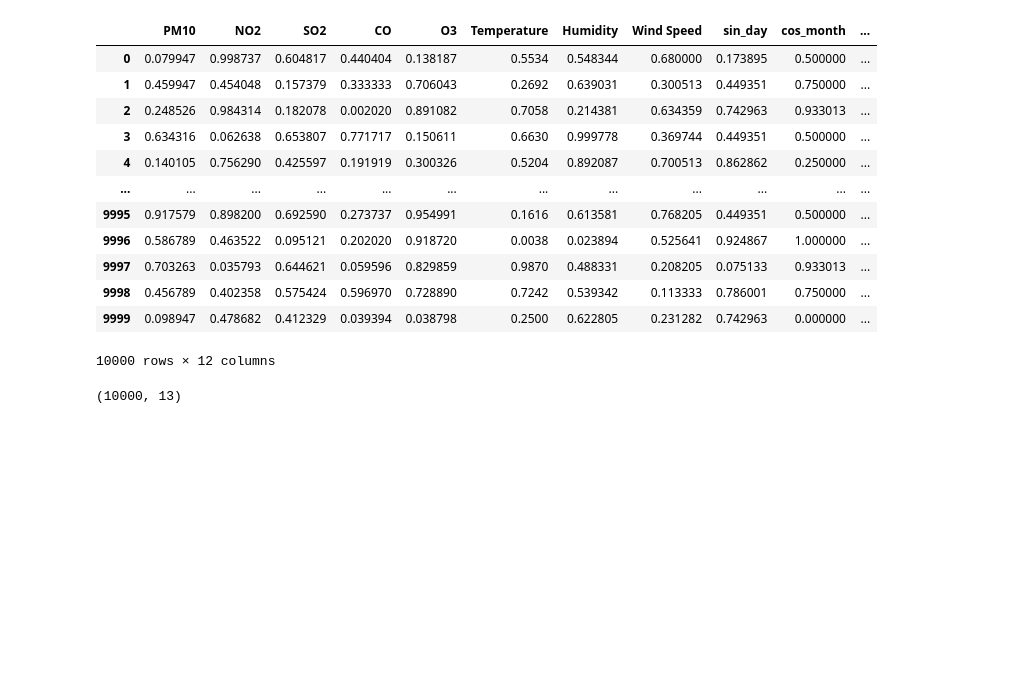
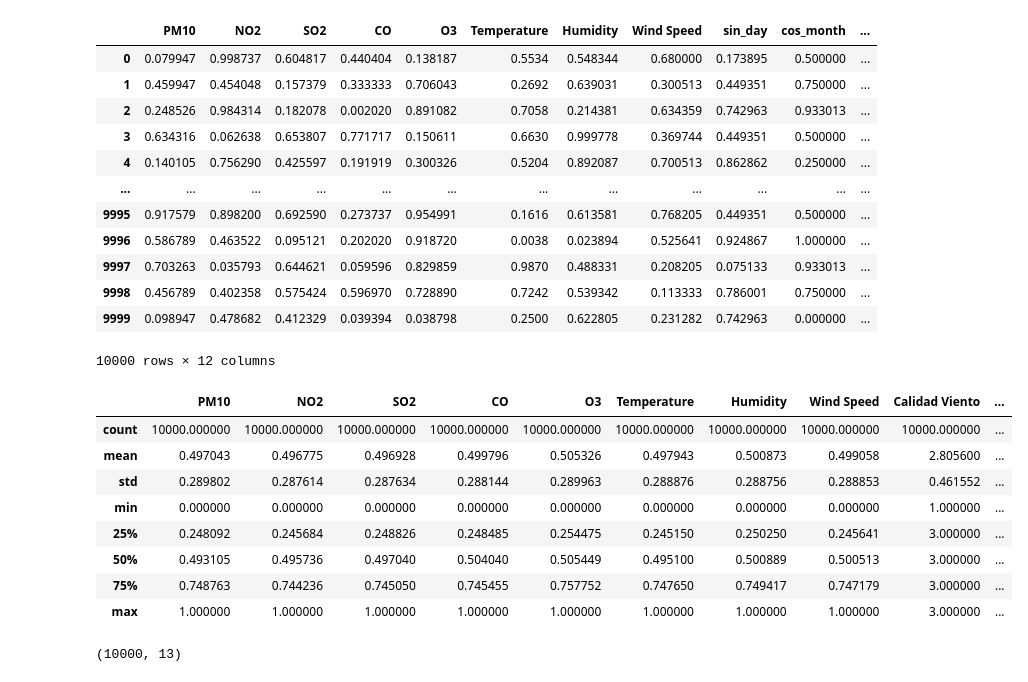
Before and after one commit to AndresQui20/ProyectoCalidadAire, a Jupyter notebook: cuadernoCalidadAire.ipynb, the cells around one changed output. Cells and saved outputs as stored; diff of their text form; code cells hidden in the pictures; blank space fills up the shorter version.

```diff
--- a/cuadernoCalidadAire.ipynb
+++ b/cuadernoCalidadAire.ipynb
@@ -205,11 +205,3 @@ df.head()
 | 2 | 57.22 | 98.51 | 9.92 | 0.12 | 179.31 | 25.29 | 29.30 | 12.87 | Dañino | ... |
 | 3 | 130.52 | 10.96 | 33.03 | 7.74 | 38.65 | 23.15 | 99.97 | 7.71 | No Saludable | ... |
 | 4 | 36.62 | 76.85 | 21.85 | 2.00 | 67.09 | 16.02 | 90.28 | 14.16 | Regular | ... |
-# %%
-#crear una nueva columna de Calidad Viento usar mapeo directo a valores numericos y guardarlo en unn diccionario con joblib
-calidadViento={"Bueno": 1,"Regular": 2,"Muy dañino": 3}
-df["Calidad Viento"] = df["Calidad Viento"].map(calidadViento)
-
-joblib.dump(calidadViento, "CalidadViento.joblib")
-data=joblib.load("CalidadViento.joblib")
-data
@@ -342,8 +351,8 @@ from sklearn.preprocessing import MinMaxScaler
 
 # Normalizar las características
 scaler = MinMaxScaler()
-df[['PM10', 'NO2', 'SO2', 'CO', 'O3', 'Temperature', 'Humidity', 'Wind Speed', 'City_Frequency', 'Country_Frequency','sin_day','cos_month']] = scaler.fit_transform(
-    df[['PM10', 'NO2', 'SO2', 'CO', 'O3', 'Temperature', 'Humidity', 'Wind Speed', 'City_Frequency', 'Country_Frequency','sin_day','cos_month']])
+df[['PM10', 'NO2', 'SO2', 'CO', 'O3', 'Temperature', 'Humidity', 'Wind Speed','sin_day','cos_month', 'City_Frequency', 'Country_Frequency']] = scaler.fit_transform(
+    df[['PM10', 'NO2', 'SO2', 'CO', 'O3', 'Temperature', 'Humidity', 'Wind Speed','sin_day','cos_month', 'City_Frequency', 'Country_Frequency']])
 
 # Guardar el normalizador para futuras predicciones
 joblib.dump(scaler, 'normalizador.joblib')
@@ -374,6 +383,18 @@ X
 | 9998 | 0.456789 | 0.402358 | 0.575424 | 0.596970 | 0.728890 | 0.7242 | 0.539342 | 0.113333 | 0.786001 | 0.750000 | ... |
 | 9999 | 0.098947 | 0.478682 | 0.412329 | 0.039394 | 0.038798 | 0.2500 | 0.622805 | 0.231282 | 0.742963 | 0.000000 | ... |
 10000 rows × 12 columns
+# %%
+df.describe()
+# %% [output]
+|  | PM10 | NO2 | SO2 | CO | O3 | Temperature | Humidity | Wind Speed | Calidad Viento | ... |
+| count | 10000.000000 | 10000.000000 | 10000.000000 | 10000.000000 | 10000.000000 | 10000.000000 | 10000.000000 | 10000.000000 | 10000.000000 | ... |
+| mean | 0.497043 | 0.496775 | 0.496928 | 0.499796 | 0.505326 | 0.497943 | 0.500873 | 0.499058 | 2.805600 | ... |
+| std | 0.289802 | 0.287614 | 0.287634 | 0.288144 | 0.289963 | 0.288876 | 0.288756 | 0.288853 | 0.461552 | ... |
+| min | 0.000000 | 0.000000 | 0.000000 | 0.000000 | 0.000000 | 0.000000 | 0.000000 | 0.000000 | 1.000000 | ... |
+| 25% | 0.248092 | 0.245684 | 0.248826 | 0.248485 | 0.254475 | 0.245150 | 0.250250 | 0.245641 | 3.000000 | ... |
+| 50% | 0.493105 | 0.495736 | 0.497040 | 0.504040 | 0.505449 | 0.495100 | 0.500889 | 0.500513 | 3.000000 | ... |
+| 75% | 0.748763 | 0.744236 | 0.745050 | 0.745455 | 0.757752 | 0.747650 | 0.749417 | 0.747179 | 3.000000 | ... |
+| max | 1.000000 | 1.000000 | 1.000000 | 1.000000 | 1.000000 | 1.000000 | 1.000000 | 1.000000 | 3.000000 | ... |
 # %%
 df.shape
 # %% [output]
```
Also changed, not shown: parts of 2 cells of this notebook.
